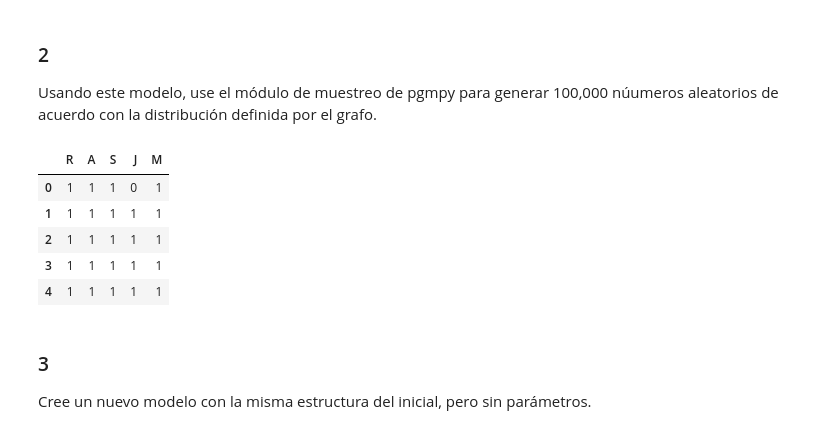
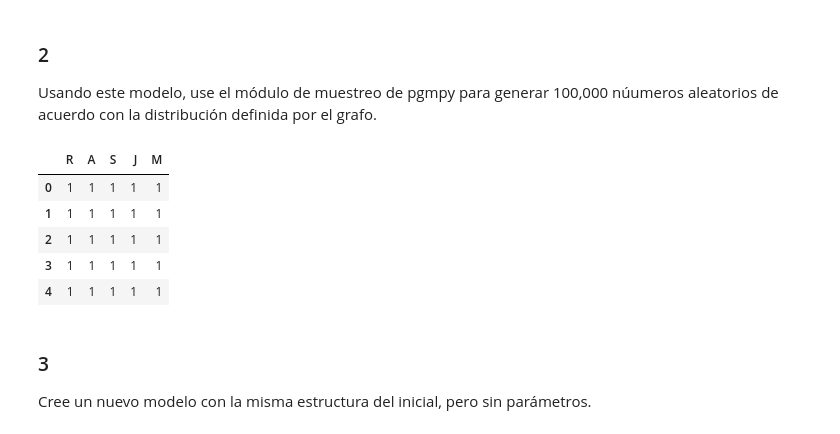
Before and after one commit to AnaliticaComputacional-2023-10/Taller4, a Jupyter notebook: Taller4.ipynb, the cells around one changed output. Cells and saved outputs as stored; diff of their text form; code cells hidden in the pictures.

```diff
--- a/Taller3.ipynb
+++ b/Taller4.ipynb
@@ -156,12 +156,11 @@ Usando este modelo, use el módulo de muestreo de pgmpy para generar 100,000
 núumeros aleatorios de acuerdo con la distribución definida por el grafo.
 # %%
 from pgmpy.sampling import BayesianModelSampling
-
-samples = BayesianModelSampling(model).forward_sample(size=int(1e5))
+samples = BayesianModelSampling(model).forward_sample(size=100000)
 samples.head()
 # %% [output]
 |  | R | A | S | J | M |
-| 0 | 1 | 1 | 1 | 0 | 1 |
+| 0 | 1 | 1 | 1 | 1 | 1 |
 | 1 | 1 | 1 | 1 | 1 | 1 |
 | 2 | 1 | 1 | 1 | 1 | 1 |
 | 3 | 1 | 1 | 1 | 1 | 1 |
```
Also changed, not shown: parts of 6 cells of this notebook, 3 other files.
